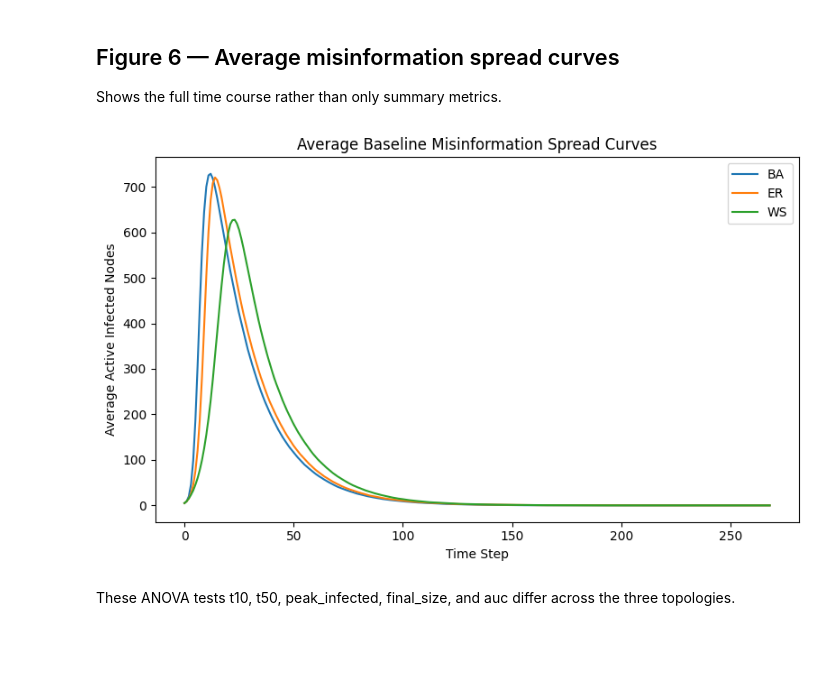
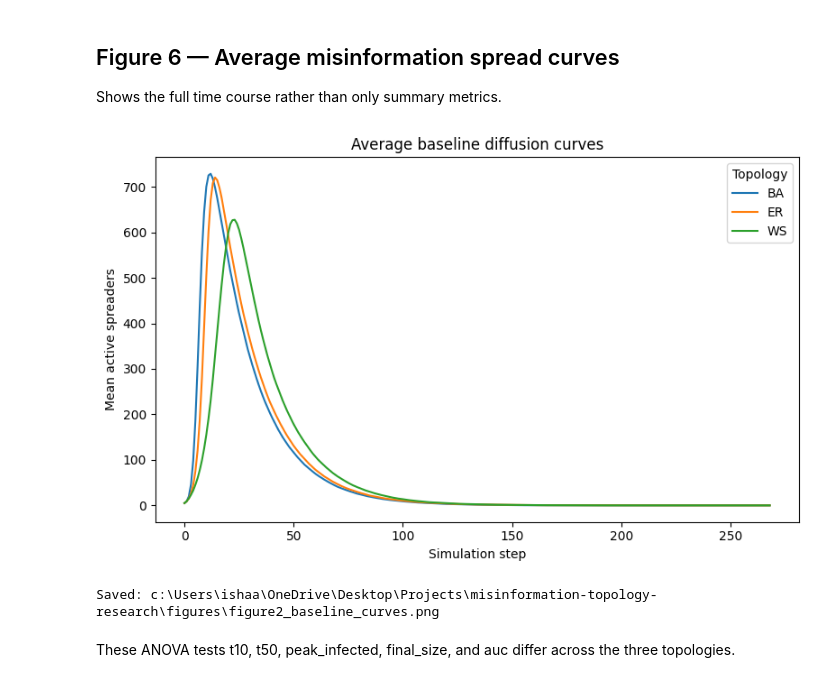
Before and after one commit to ishn29/misinformation-topology-research, a Jupyter notebook: notebooks/baseline_analysis.ipynb, the cells around one changed output. Saved outputs shown, nothing was run; the diff lists cells and outputs as text; code cells hidden in the pictures; blank space fills up the shorter version.

```diff
--- a/notebooks/baseline_analysis.ipynb
+++ b/notebooks/baseline_analysis.ipynb
@@ -34,12 +41,23 @@ Project root: c:\Users\ishaa\OneDrive\Desktop\Projects\misinformation-topology-r
 Data directory: c:\Users\ishaa\OneDrive\Desktop\Projects\misinformation-topology-research\data
 Figure directory: c:\Users\ishaa\OneDrive\Desktop\Projects\misinformation-topology-research\figures
 # %%
-results_path = DATA_DIR / "baseline_results.csv"
-curves_path = DATA_DIR / "baseline_curves.json"
+result_candidates = [
+    DATA_DIR / "baseline_results.csv",
+    PROJECT_ROOT / "reproduced_baseline_results.csv",
+    Path("/mnt/data/reproduced_baseline_results.csv"),
+]
+results_path = next((path for path in result_candidates if path.exists()), None)
+if results_path is None:
+    raise FileNotFoundError("Could not locate baseline_results.csv.")
 
-print("Results file exists:", results_path.exists())
-print("Curves file exists:", curves_path.exists())
+curve_candidates = [
+    DATA_DIR / "baseline_curves.json",
+    PROJECT_ROOT / "baseline_curves.json",
+]
+curves_path = next((path for path in curve_candidates if path.exists()), None)
 
+print("Results file:", results_path)
+print("Curves file:", curves_path)
 results = pd.read_csv(results_path)
 results.head()
 # %% [output]
@@ -282,22 +298,25 @@ curve_df.head()
 
 Shows the full time course rather than only summary metrics.
 # %%
-avg_curve = curve_df.groupby(["topology", "time"])["infected"].mean().reset_index()
-
-plt.figure(figsize=(8, 5))
-for topology in ["BA", "ER", "WS"]:
-    subset = avg_curve[avg_curve["topology"] == topology]
-    plt.plot(subset["time"], subset["infected"], label=topology)
-
-plt.xlabel("Time Step")
-plt.ylabel("Average Active Infected Nodes")
-plt.title("Average Baseline Misinformation Spread Curves")
-plt.legend()
-plt.tight_layout()
-plt.savefig(FIGURE_DIR / "baseline_average_curves.png", dpi=300)
-plt.show()
+if curve_df is not None:
+    avg_curve = curve_df.groupby(["topology", "time"])["infected"].mean().reset_index()
+    plt.figure(figsize=(8, 5))
+    for topology in ["BA", "ER", "WS"]:
+        subset = avg_curve[avg_curve["topology"] == topology]
+        plt.plot(subset["time"], subset["infected"], label=topology)
+    plt.xlabel("Simulation step")
+    plt.ylabel("Mean active spreaders")
+    plt.title("Average baseline diffusion curves")
+    plt.legend(title="Topology")
+    plt.tight_layout()
+    curve_figure_path = FIGURE_DIR / "figure2_baseline_curves.png"
+    plt.savefig(curve_figure_path, dpi=300, bbox_inches="tight")
+    plt.show()
+    plt.close('all')
+    print("Saved:", curve_figure_path)
 # %% [output]
-[figure, old version]
+[figure, new version]
+Saved: c:\Users\ishaa\OneDrive\Desktop\Projects\misinformation-topology-research\figures\figure2_baseline_curves.png
 # %% [markdown]
 These ANOVA tests t10, t50, peak_infected, final_size, and auc differ across the three topologies.
 # %%
```
Also changed, not shown: parts of 20 cells of this notebook, 13 other files.
